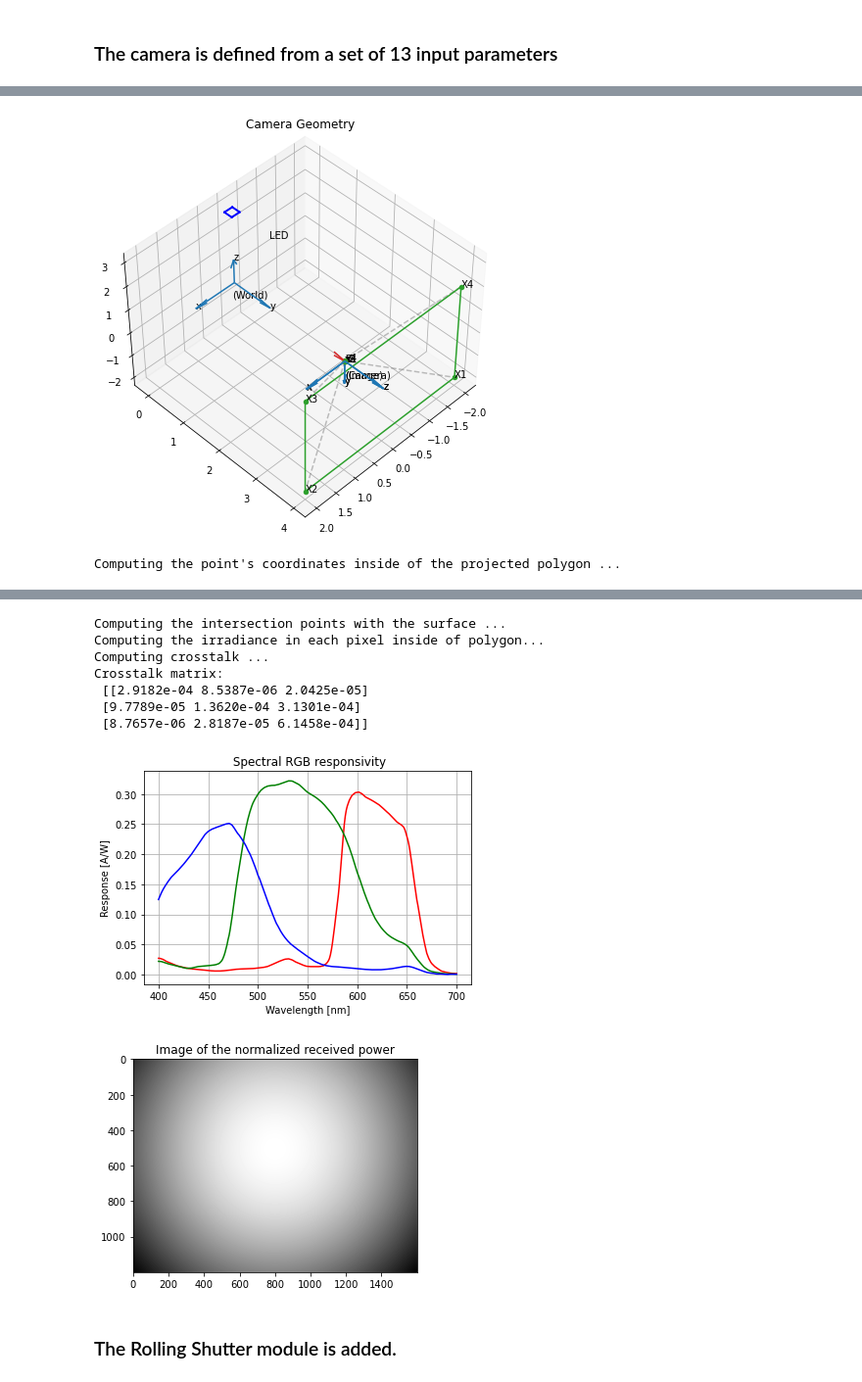
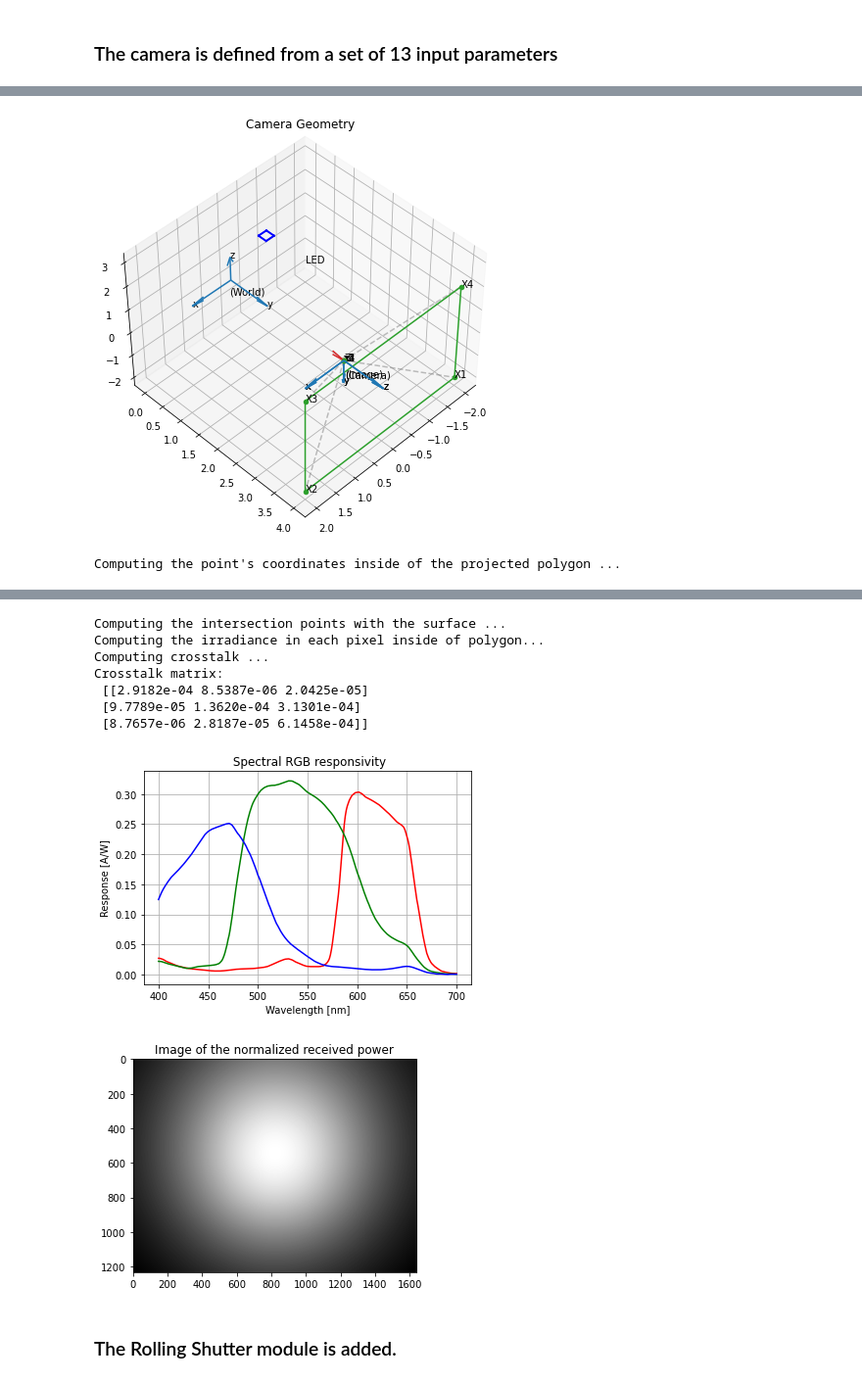
Before and after one commit to jufgutierrezgo/rs-vlc-model, a Jupyter notebook: simulation-configA.ipynb, the cells around one changed output, grey strips where cells are left out. Shown at 98% size. Drawn from its saved outputs; the diff is of its cells as text; code cells hidden in the pictures.

```diff
--- a/simulation-configA.ipynb
+++ b/simulation-configA.ipynb
@@ -18,7 +18,7 @@ import numpy as np
 # %%
 transmitter = Transmitter(
         "Led1",
-        position=[0, 0, 3],
+        position=[0, 1, 3],
         normal=[0, 0, -1],
         mlambert=1,
         wavelengths=[620, 530, 475],
@@ -30,6 +30,6 @@ transmitter = Transmitter(
     )
 # transmitter.plot_spd_normalized()
 # transmitter.plot_spd_at_1lm()
-# transmitter.plot_led_pattern()
+transmitter.plot_led_pattern()
 print(transmitter)
 # %% [output]
@@ -77,13 +78,13 @@ Area: 16.0
 PIXEL_SIZE = 1.12e-6
 MX = 1/PIXEL_SIZE  # number of pixels per unit distance in image coordinates in x direction
 MY = 1/PIXEL_SIZE  # number of pixels per unit distance in image coordinates in y direction
-FOCAL_LENGTH = 3e-3  # focal length
+FOCAL_LENGTH = 1e-3  # focal length
 THETA_X = np.pi / 2.0  # roll angle
 THETA_Y = np.pi  # pitch angle
 THETA_Z = np.pi  # yaw angle
-C = np.array([0, 2, 0])  # camera centre
-IMAGE_WIDTH = 1600
-IMAGE_HEIGTH = 1200
+C = np.array([0, 3, 0])  # camera centre
+IMAGE_WIDTH = 1640
+IMAGE_HEIGTH = 1232
 PX= IMAGE_WIDTH/(2*MX)  # principal point x-coordinate
 PY= IMAGE_HEIGTH/(2*MY)  # principal point y-coordinate
 
@@ -103,9 +104,8 @@ camera = Camera(
     image_width=IMAGE_WIDTH,
     surface=surface,
     transmitter=transmitter,
-    sensor='SonyStarvisBSI',
-    idark=1e-14
-)
+    sensor='SonyStarvisBSI'
+    )
 camera.plot_responsivity()
 camera.plot_image_intensity()
 # %% [output]
@@ -126,3 +126,3 @@ Projection matrix (P):
  [0.0000e+00 1.0000e+00 -0.0000e+00 -3.0000e+00]]
-[figure, old version]
+[figure, new version]
 Computing the point's coordinates inside of the projected polygon ...
@@ -130,9 +130,9 @@ Computing the point's coordinates inside of the projected polygon ...
 Computing the intersection points with the surface ...
 Computing the irradiance in each pixel inside of polygon...
 Computing crosstalk ...
 Crosstalk matrix:
  [[2.9182e-04 8.5387e-06 2.0425e-05]
  [9.7789e-05 1.3620e-04 3.1301e-04]
  [8.7657e-06 2.8187e-05 6.1458e-04]]
 [figure]
-[figure, old version]
+[figure, new version]
```
Also changed, not shown: parts of 7 cells of this notebook, 8 other files.
